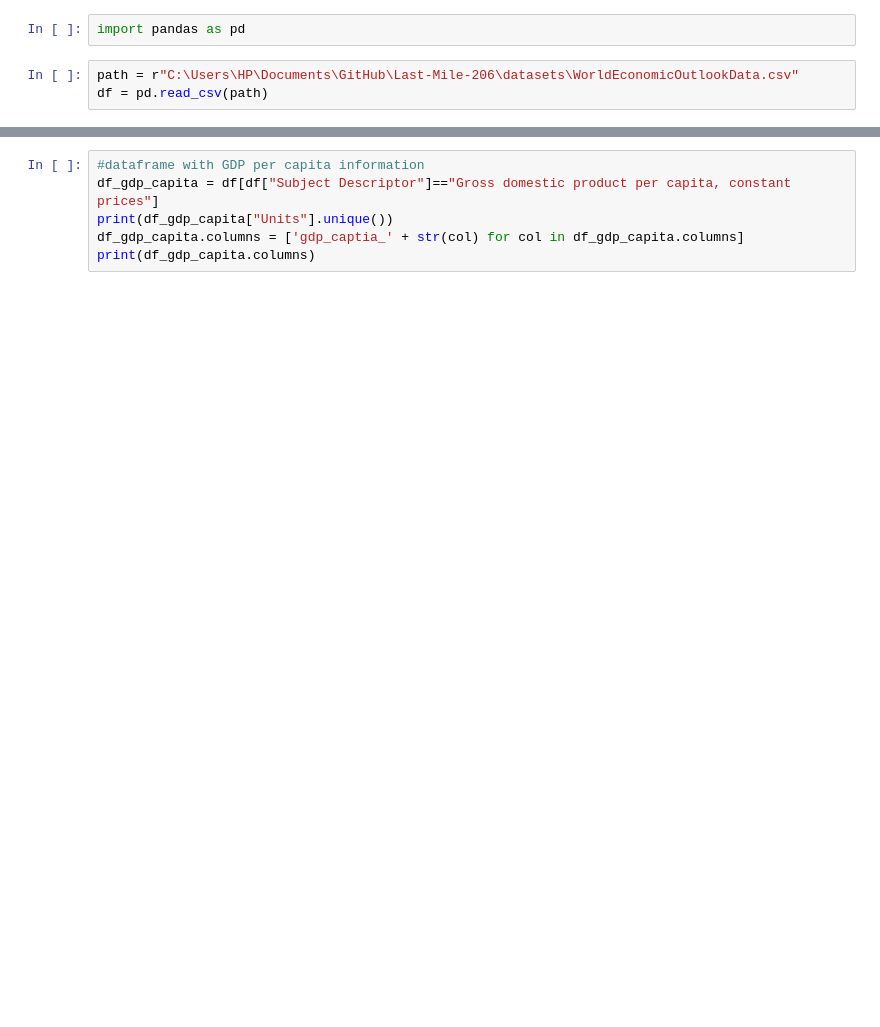
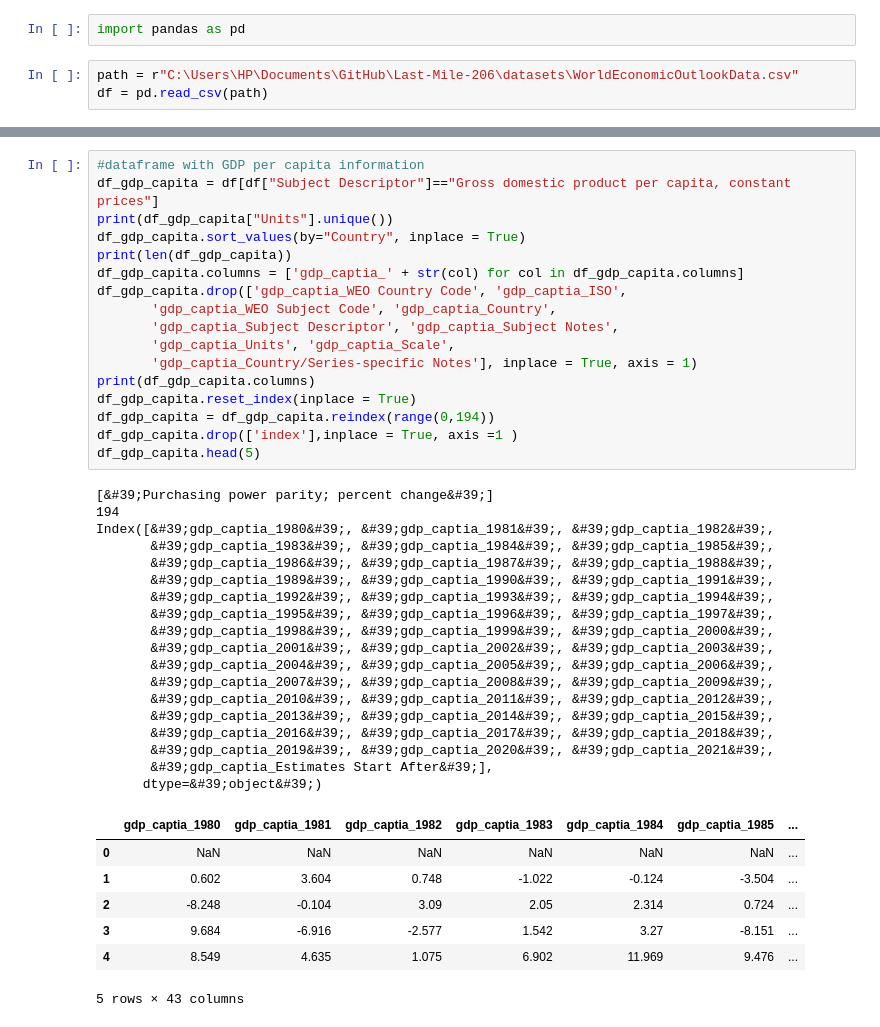
Before and after one commit to Carolina-Data-Challenge/Last-Mile-206, a Jupyter notebook: src/pre-processing.ipynb, the cells around one changed output, grey strips where cells are left out. Saved outputs shown, nothing was run; the diff lists cells and outputs as text; blank space fills up the shorter version.

```diff
--- a/src/pre-processing.ipynb
+++ b/src/pre-processing.ipynb
@@ -23,9 +115,46 @@ print(df_gdp_curr.columns)
 # %%
 #dataframe with GDP per capita information
 df_gdp_capita = df[df["Subject Descriptor"]=="Gross domestic product per capita, constant prices"]
 print(df_gdp_capita["Units"].unique())
+df_gdp_capita.sort_values(by="Country", inplace = True)
+print(len(df_gdp_capita))
 df_gdp_capita.columns = ['gdp_captia_' + str(col) for col in df_gdp_capita.columns]
+df_gdp_capita.drop(['gdp_captia_WEO Country Code', 'gdp_captia_ISO',
+       'gdp_captia_WEO Subject Code', 'gdp_captia_Country',
+       'gdp_captia_Subject Descriptor', 'gdp_captia_Subject Notes',
+       'gdp_captia_Units', 'gdp_captia_Scale',
+       'gdp_captia_Country/Series-specific Notes'], inplace = True, axis = 1)
 print(df_gdp_capita.columns)
+df_gdp_capita.reset_index(inplace = True)
+df_gdp_capita = df_gdp_capita.reindex(range(0,194))
+df_gdp_capita.drop(['index'],inplace = True, axis =1 )
+df_gdp_capita.head(5)
+# %% [output]
+[&#39;Purchasing power parity; percent change&#39;]
+194
+Index([&#39;gdp_captia_1980&#39;, &#39;gdp_captia_1981&#39;, &#39;gdp_captia_1982&#39;,
+       &#39;gdp_captia_1983&#39;, &#39;gdp_captia_1984&#39;, &#39;gdp_captia_1985&#39;,
+       &#39;gdp_captia_1986&#39;, &#39;gdp_captia_1987&#39;, &#39;gdp_captia_1988&#39;,
+       &#39;gdp_captia_1989&#39;, &#39;gdp_captia_1990&#39;, &#39;gdp_captia_1991&#39;,
+       &#39;gdp_captia_1992&#39;, &#39;gdp_captia_1993&#39;, &#39;gdp_captia_1994&#39;,
+       &#39;gdp_captia_1995&#39;, &#39;gdp_captia_1996&#39;, &#39;gdp_captia_1997&#39;,
+       &#39;gdp_captia_1998&#39;, &#39;gdp_captia_1999&#39;, &#39;gdp_captia_2000&#39;,
+       &#39;gdp_captia_2001&#39;, &#39;gdp_captia_2002&#39;, &#39;gdp_captia_2003&#39;,
+       &#39;gdp_captia_2004&#39;, &#39;gdp_captia_2005&#39;, &#39;gdp_captia_2006&#39;,
+       &#39;gdp_captia_2007&#39;, &#39;gdp_captia_2008&#39;, &#39;gdp_captia_2009&#39;,
+       &#39;gdp_captia_2010&#39;, &#39;gdp_captia_2011&#39;, &#39;gdp_captia_2012&#39;,
+       &#39;gdp_captia_2013&#39;, &#39;gdp_captia_2014&#39;, &#39;gdp_captia_2015&#39;,
+       &#39;gdp_captia_2016&#39;, &#39;gdp_captia_2017&#39;, &#39;gdp_captia_2018&#39;,
+       &#39;gdp_captia_2019&#39;, &#39;gdp_captia_2020&#39;, &#39;gdp_captia_2021&#39;,
+       &#39;gdp_captia_Estimates Start After&#39;],
+      dtype=&#39;object&#39;)
+|  | gdp_captia_1980 | gdp_captia_1981 | gdp_captia_1982 | gdp_captia_1983 | gdp_captia_1984 | gdp_captia_1985 | ... |
+| 0 | NaN | NaN | NaN | NaN | NaN | NaN | ... |
+| 1 | 0.602 | 3.604 | 0.748 | -1.022 | -0.124 | -3.504 | ... |
+| 2 | -8.248 | -0.104 | 3.09 | 2.05 | 2.314 | 0.724 | ... |
+| 3 | 9.684 | -6.916 | -2.577 | 1.542 | 3.27 | -8.151 | ... |
+| 4 | 8.549 | 4.635 | 1.075 | 6.902 | 11.969 | 9.476 | ... |
+5 rows × 43 columns
 # %%
 #dataframe with inflation on average consumer prices information
 df_infl_avg_prices = df[df["Subject Descriptor"]=="Inflation, average consumer prices"]
```
Also changed, not shown: parts of 11 cells of this notebook.
